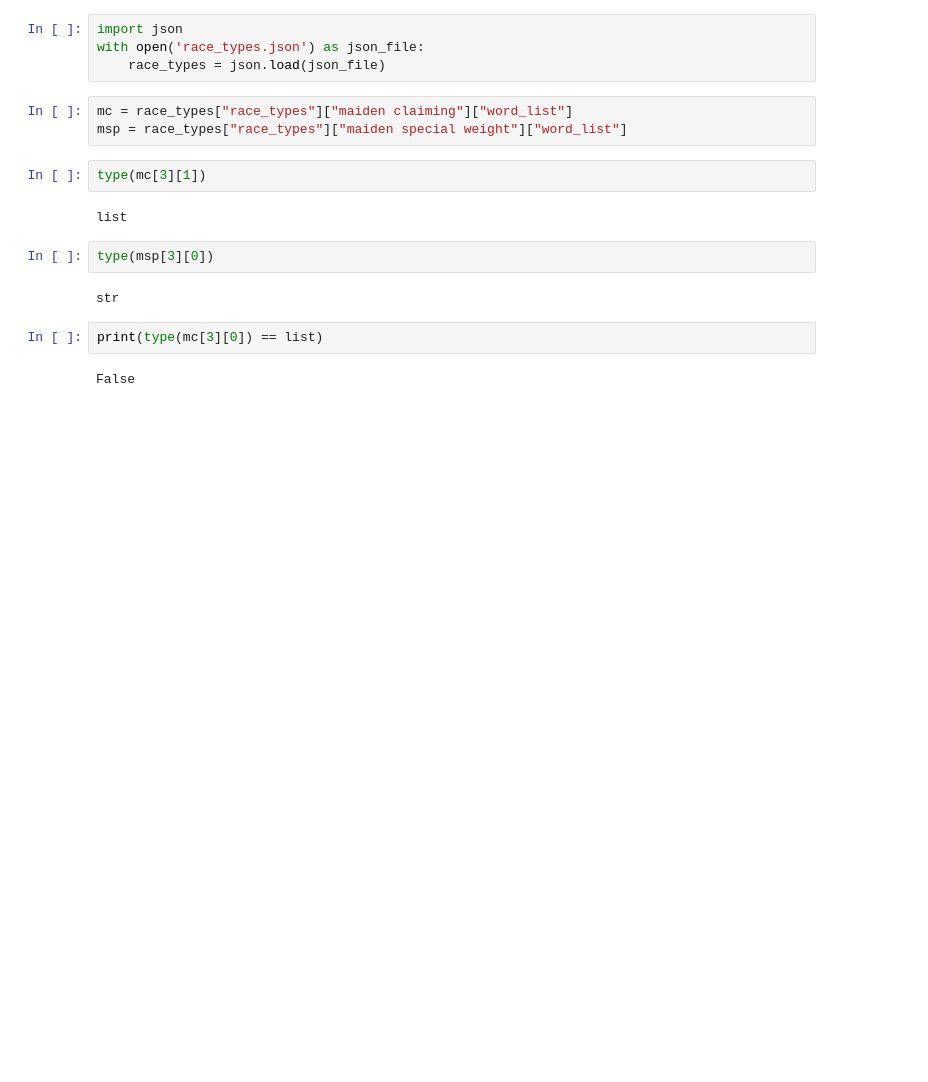
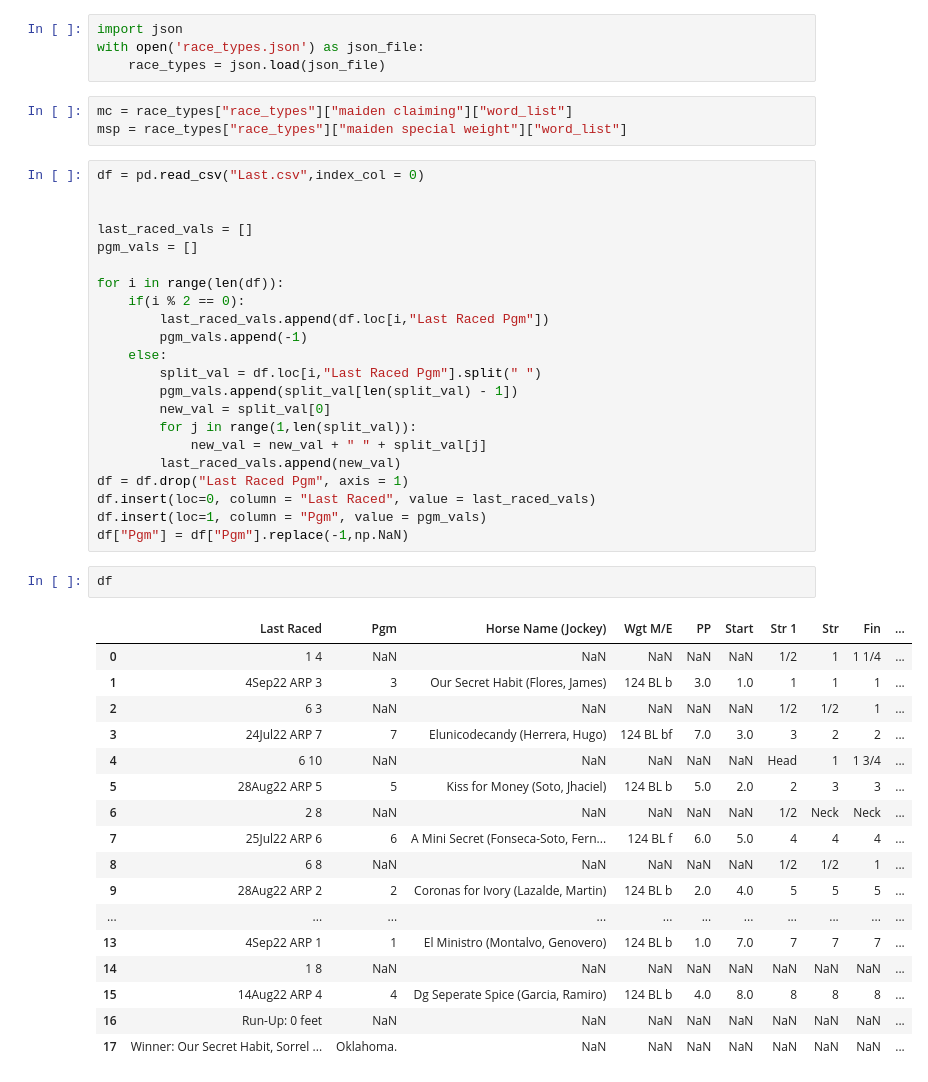
Before and after one commit to Jonhops1595/horse_racing_study, a Jupyter notebook: PDFScanner/scan_test.ipynb, the cells around one changed output. Drawn from its saved outputs; the diff is of its cells as text; blank space fills up the shorter version.

Commit message:
Fixed error with Last Raced PGM combining

```diff
--- a/PDFScanner/scan_test.ipynb
+++ b/PDFScanner/scan_test.ipynb
@@ -186,15 +208,45 @@ with open('race_types.json') as json_file:
 # %%
 mc = race_types["race_types"]["maiden claiming"]["word_list"]
 msp = race_types["race_types"]["maiden special weight"]["word_list"]
-# %%
-type(mc[3][1])
-# %% [output]
-list
-# %%
-type(msp[3][0])
-# %% [output]
-str
-# %%
-print(type(mc[3][0]) == list)
-# %% [output]
-False
+# %%
+df = pd.read_csv("Last.csv",index_col = 0)
+
+
+last_raced_vals = []
+pgm_vals = []
+
+for i in range(len(df)):
+    if(i % 2 == 0):
+        last_raced_vals.append(df.loc[i,"Last Raced Pgm"])
+        pgm_vals.append(-1)
+    else:
+        split_val = df.loc[i,"Last Raced Pgm"].split(" ")
+        pgm_vals.append(split_val[len(split_val) - 1])
+        new_val = split_val[0]
+        for j in range(1,len(split_val)):
+            new_val = new_val + " " + split_val[j]
+        last_raced_vals.append(new_val)
+df = df.drop("Last Raced Pgm", axis = 1)
+df.insert(loc=0, column = "Last Raced", value = last_raced_vals)
+df.insert(loc=1, column = "Pgm", value = pgm_vals)
+df["Pgm"] = df["Pgm"].replace(-1,np.NaN)
+# %%
+df
+# %% [output]
+|  | Last Raced | Pgm | Horse Name (Jockey) | Wgt M/E | PP | Start | Str 1 | Str | Fin | ... |
+| 0 | 1 4 | NaN | NaN | NaN | NaN | NaN | 1/2 | 1 | 1 1/4 | ... |
+| 1 | 4Sep22 ARP 3 | 3 | Our Secret Habit (Flores, James) | 124 BL b | 3.0 | 1.0 | 1 | 1 | 1 | ... |
+| 2 | 6 3 | NaN | NaN | NaN | NaN | NaN | 1/2 | 1/2 | 1 | ... |
+| 3 | 24Jul22 ARP 7 | 7 | Elunicodecandy (Herrera, Hugo) | 124 BL bf | 7.0 | 3.0 | 3 | 2 | 2 | ... |
+| 4 | 6 10 | NaN | NaN | NaN | NaN | NaN | Head | 1 | 1 3/4 | ... |
+| 5 | 28Aug22 ARP 5 | 5 | Kiss for Money (Soto, Jhaciel) | 124 BL b | 5.0 | 2.0 | 2 | 3 | 3 | ... |
+| 6 | 2 8 | NaN | NaN | NaN | NaN | NaN | 1/2 | Neck | Neck | ... |
+| 7 | 25Jul22 ARP 6 | 6 | A Mini Secret (Fonseca-Soto, Fern... | 124 BL f | 6.0 | 5.0 | 4 | 4 | 4 | ... |
+| 8 | 6 8 | NaN | NaN | NaN | NaN | NaN | 1/2 | 1/2 | 1 | ... |
+| 9 | 28Aug22 ARP 2 | 2 | Coronas for Ivory (Lazalde, Martin) | 124 BL b | 2.0 | 4.0 | 5 | 5 | 5 | ... |
+| ... | ... | ... | ... | ... | ... | ... | ... | ... | ... | ... |
+| 13 | 4Sep22 ARP 1 | 1 | El Ministro (Montalvo, Genovero) | 124 BL b | 1.0 | 7.0 | 7 | 7 | 7 | ... |
+| 14 | 1 8 | NaN | NaN | NaN | NaN | NaN | NaN | NaN | NaN | ... |
+| 15 | 14Aug22 ARP 4 | 4 | Dg Seperate Spice (Garcia, Ramiro) | 124 BL b | 4.0 | 8.0 | 8 | 8 | 8 | ... |
+| 16 | Run-Up: 0 feet | NaN | NaN | NaN | NaN | NaN | NaN | NaN | NaN | ... |
+| 17 | Winner: Our Secret Habit, Sorrel ... | Oklahoma. | NaN | NaN | NaN | NaN | NaN | NaN | NaN | ... |
```
Also changed, not shown: parts of 4 cells of this notebook, 3 other files.
